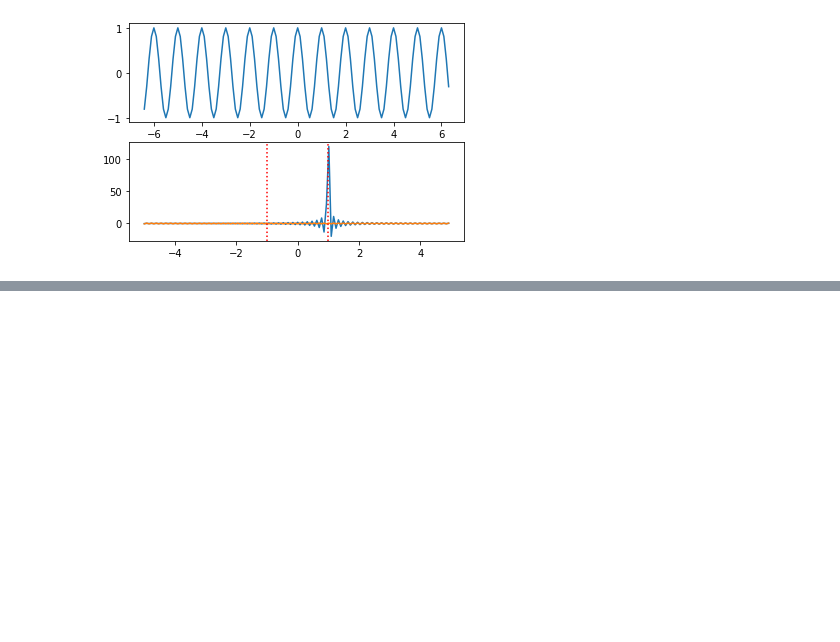
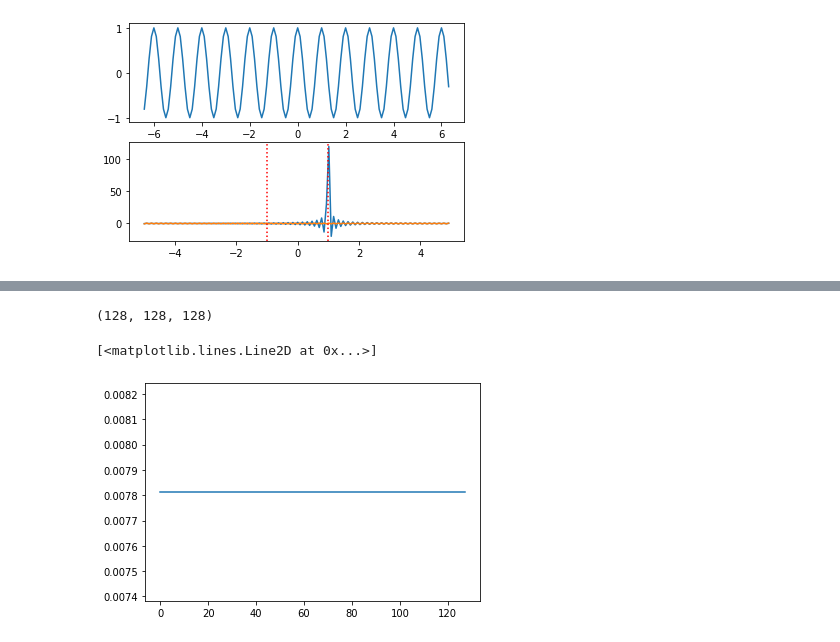
Before and after one commit to david-hoffman/pyotf, a Jupyter notebook: notebooks/Microscope Imaging Models/SIM.ipynb, the cells around one changed output, grey strips where cells are left out. Saved outputs shown, nothing was run; the diff lists cells and outputs as text; code cells hidden in the pictures; blank space fills up the shorter version.

```diff
--- a/notebooks/Microscope Imaging Models/SIM.ipynb
+++ b/notebooks/Microscope Imaging Models/SIM.ipynb
@@ -124,0 +202,9 @@ for i in (-1, 1):
+# %%
+epi.shape
+# %% [output]
+(128, 128, 128)
+# %%
+plot(epi.sum((1,2)))
+# %% [output]
+[<matplotlib.lines.Line2D at 0x...>]
+[figure, added]
```
Also changed, not shown: parts of 19 cells of this notebook, 2 other files.
